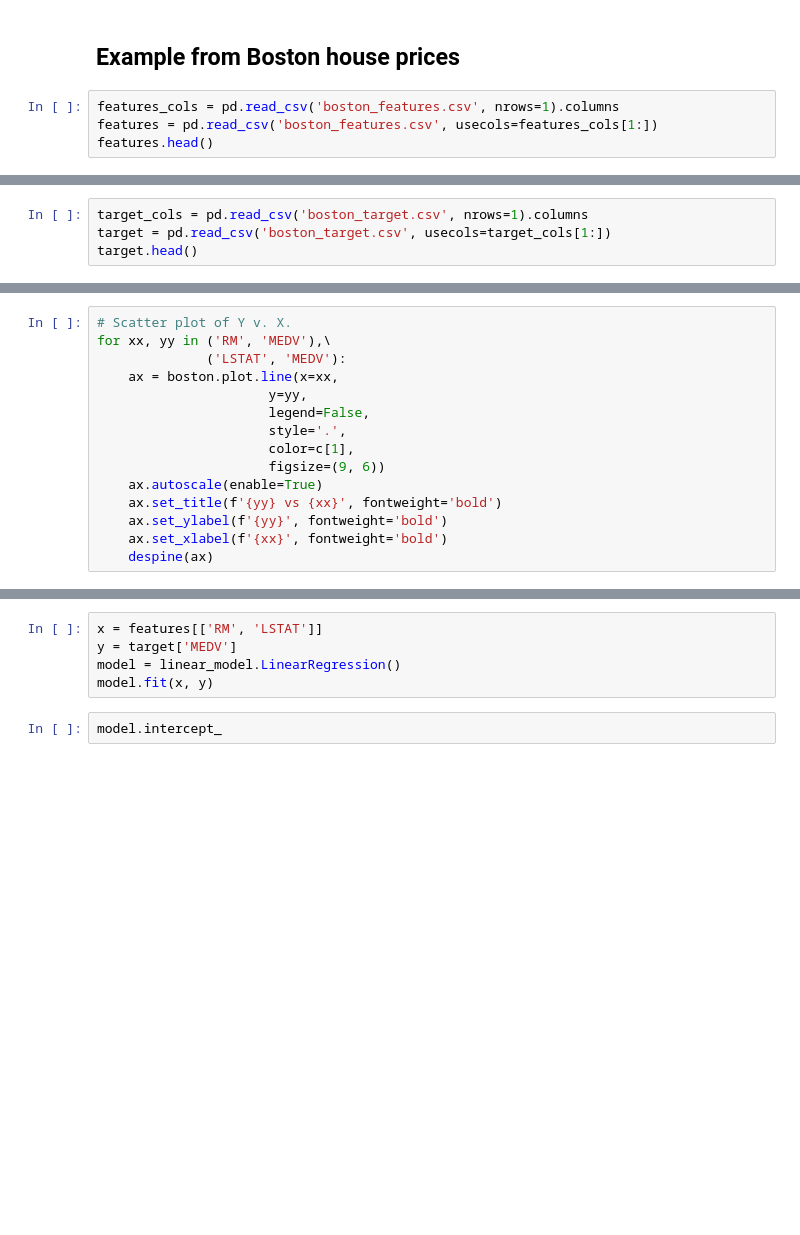
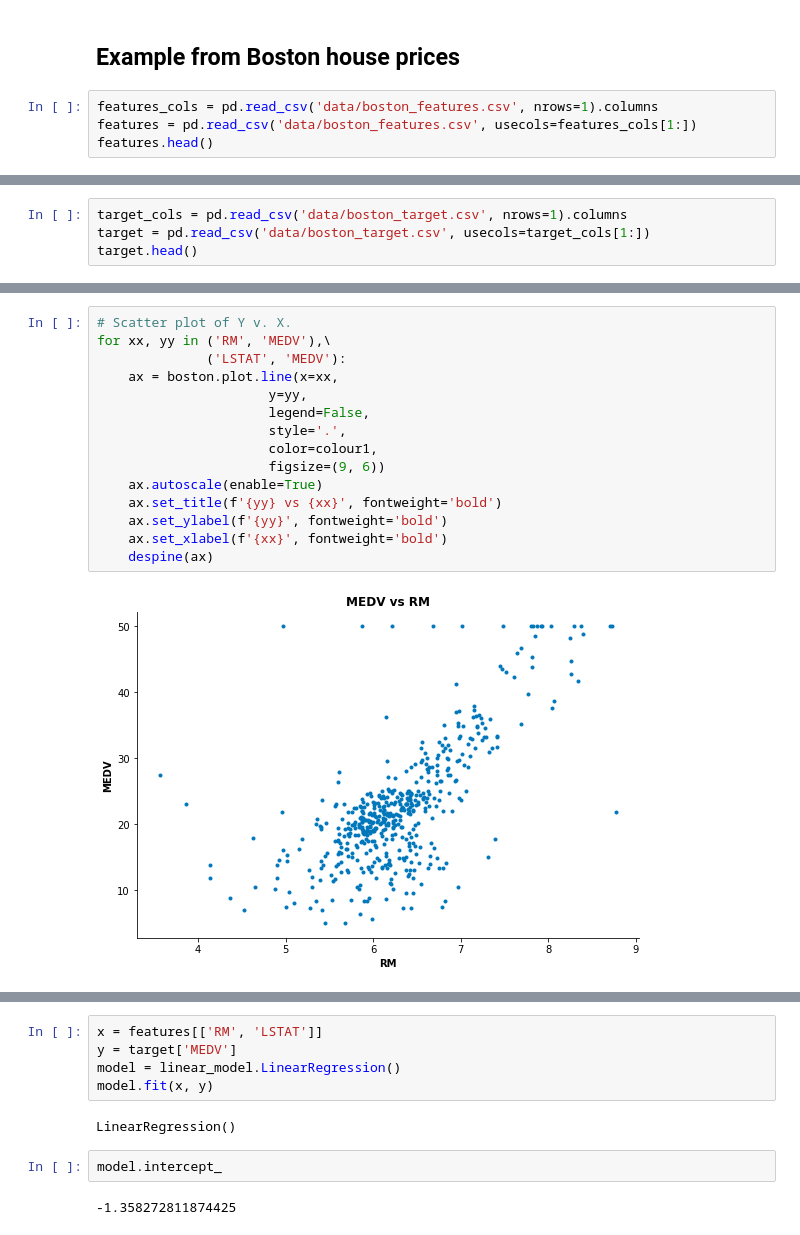
Before and after one commit to gillespilon/noob, a Jupyter notebook: scratch_pad_sklearn.ipynb, the cells around one changed output, grey strips where cells are left out. Saved outputs shown, nothing was run; the diff lists cells and outputs as text; blank space fills up the shorter version.

```diff
--- a/scratch_pad_sklearn.ipynb
+++ b/scratch_pad_sklearn.ipynb
@@ -86,6 +91,6 @@ model.coef_
 # %% [markdown]
 ## Example from Boston house prices
 # %%
-features_cols = pd.read_csv('boston_features.csv', nrows=1).columns
-features = pd.read_csv('boston_features.csv', usecols=features_cols[1:])
+features_cols = pd.read_csv('data/boston_features.csv', nrows=1).columns
+features = pd.read_csv('data/boston_features.csv', usecols=features_cols[1:])
 features.head()
@@ -92,4 +104,4 @@ features.head()
 # %%
-target_cols = pd.read_csv('boston_target.csv', nrows=1).columns
-target = pd.read_csv('boston_target.csv', usecols=target_cols[1:])
+target_cols = pd.read_csv('data/boston_target.csv', nrows=1).columns
+target = pd.read_csv('data/boston_target.csv', usecols=target_cols[1:])
 target.head()
@@ -99,15 +125,17 @@ boston.head()
 # %%
 # Scatter plot of Y v. X.
 for xx, yy in ('RM', 'MEDV'),\
               ('LSTAT', 'MEDV'):
     ax = boston.plot.line(x=xx,
                       y=yy,
                       legend=False,
                       style='.',
-                      color=c[1],
+                      color=colour1,
                       figsize=(9, 6))
     ax.autoscale(enable=True)
     ax.set_title(f'{yy} vs {xx}', fontweight='bold')
     ax.set_ylabel(f'{yy}', fontweight='bold')
     ax.set_xlabel(f'{xx}', fontweight='bold')
     despine(ax)
+# %% [output]
+[figure, added]
@@ -116,7 +145,11 @@ x = features[['RM', 'LSTAT']]
 y = target['MEDV']
 model = linear_model.LinearRegression()
 model.fit(x, y)
+# %% [output]
+LinearRegression()
 # %%
 model.intercept_
+# %% [output]
+-1.358272811874425
 # %%
 model.coef_
```
Also changed, not shown: parts of 13 cells of this notebook.
